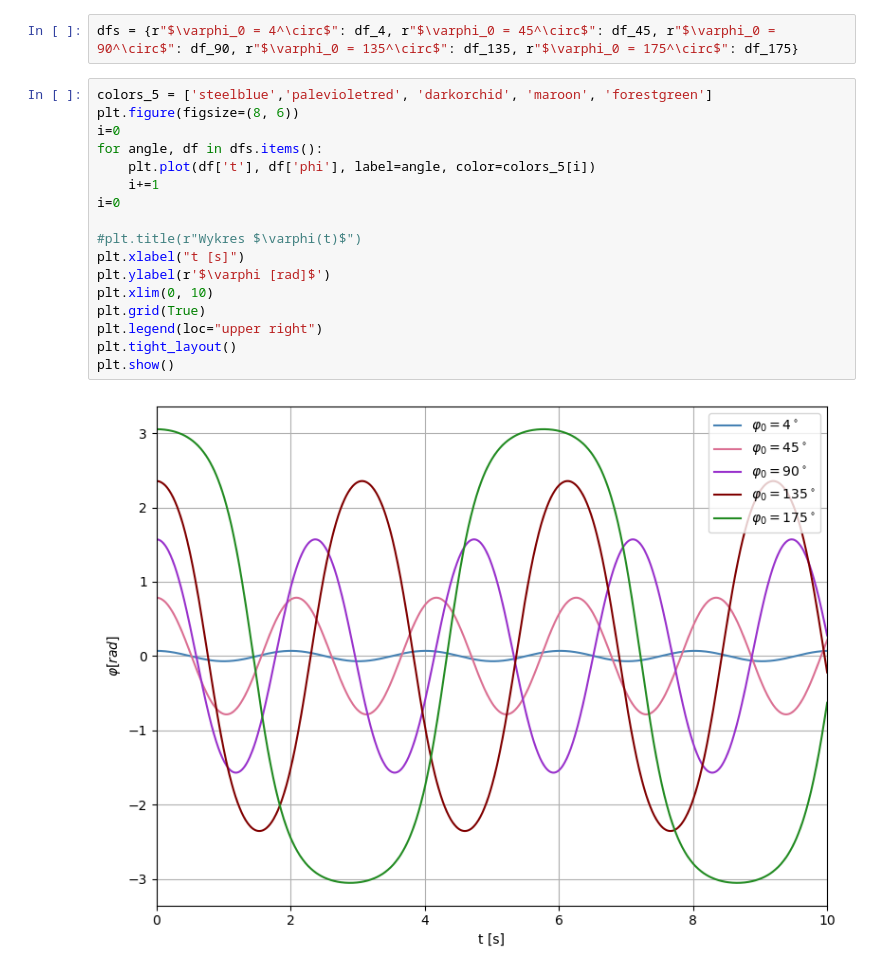
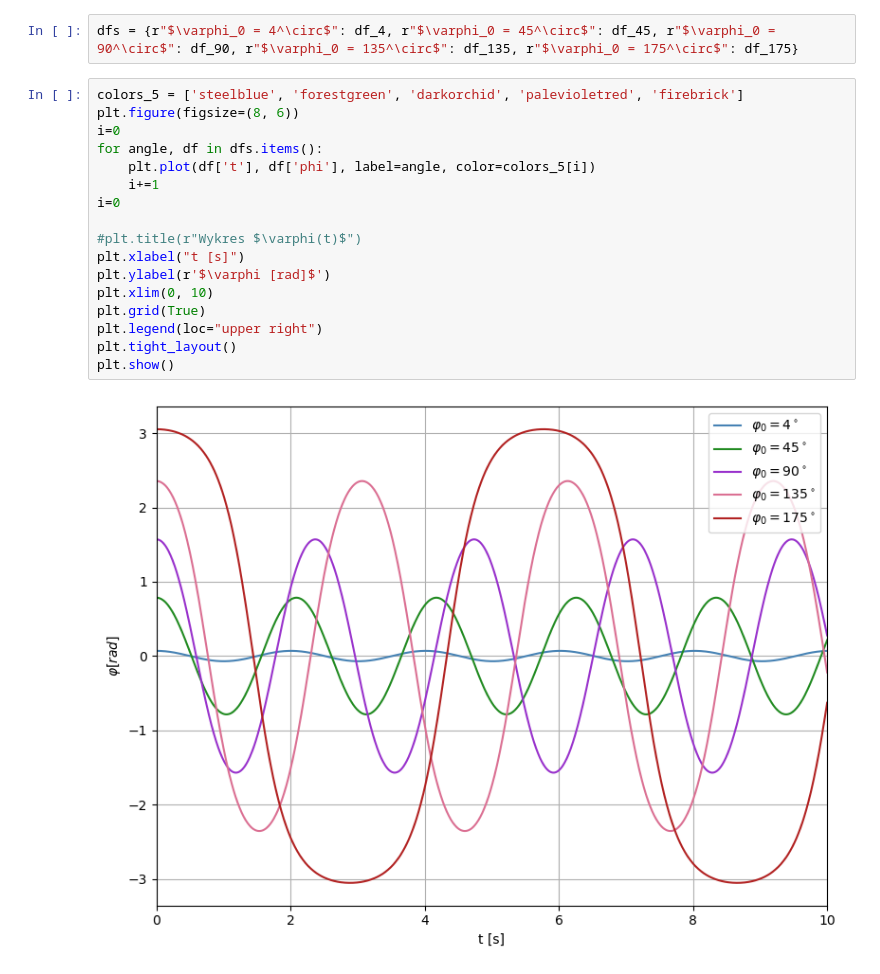
Before and after one commit to w-maks/Numerical-Pendulum, a Jupyter notebook: plots.ipynb, the cells around one changed output. Cells and saved outputs as stored; diff of their text form.

Commit message:
complete plots

```diff
--- a/plots.ipynb
+++ b/plots.ipynb
@@ -59,24 +60,24 @@ df_45.head()
 # %%
 dfs = {r"$\varphi_0 = 4^\circ$": df_4, r"$\varphi_0 = 45^\circ$": df_45, r"$\varphi_0 = 90^\circ$": df_90, r"$\varphi_0 = 135^\circ$": df_135, r"$\varphi_0 = 175^\circ$": df_175}
 # %%
-colors_5 = ['steelblue','palevioletred', 'darkorchid', 'maroon', 'forestgreen']
+colors_5 = ['steelblue', 'forestgreen', 'darkorchid', 'palevioletred', 'firebrick']
 plt.figure(figsize=(8, 6))
 i=0
 for angle, df in dfs.items():
     plt.plot(df['t'], df['phi'], label=angle, color=colors_5[i])
     i+=1
 i=0
 
 #plt.title(r"Wykres $\varphi(t)$")
 plt.xlabel("t [s]")
 plt.ylabel(r'$\varphi [rad]$')
 plt.xlim(0, 10)
 plt.grid(True)
 plt.legend(loc="upper right")
 plt.tight_layout()
 plt.show()
 # %% [output]
-[figure, old version]
+[figure, new version]
 # %%
 plt.figure(figsize=(8, 6))
 
```
Also changed, not shown: parts of 9 cells of this notebook, 7 other files.
